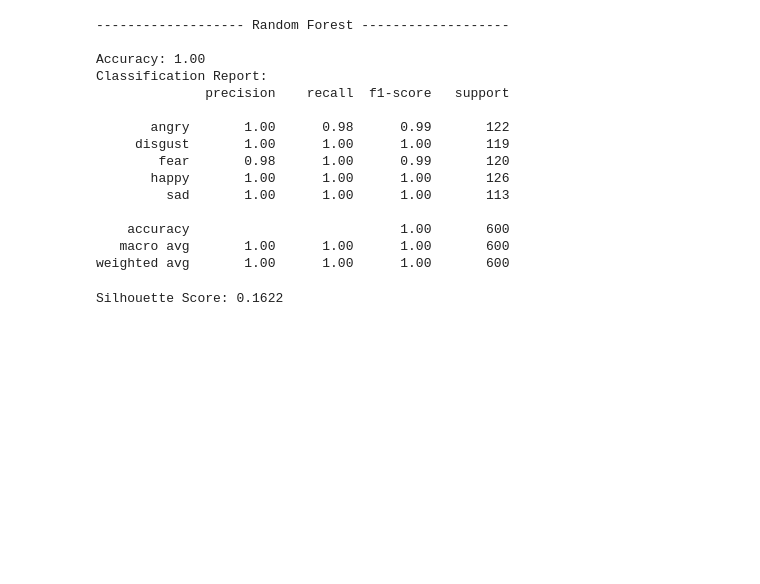
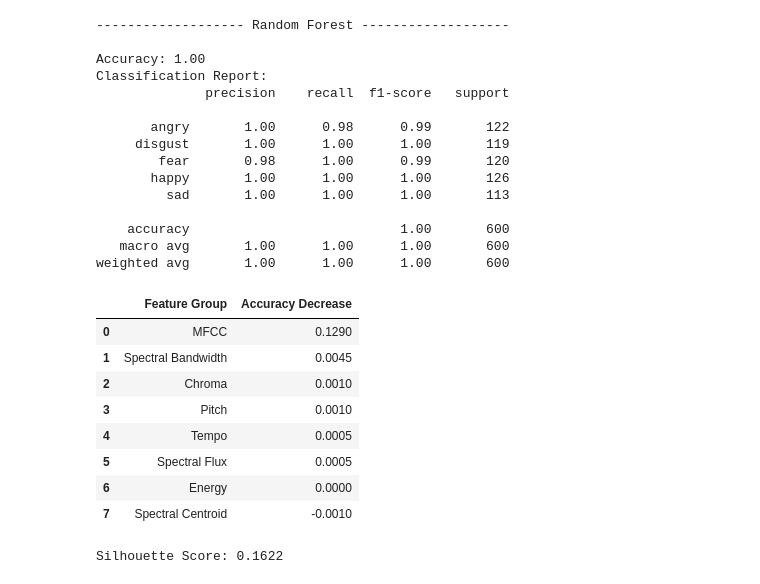
Before and after one commit to brunomfernandes45/emotion-detection, a Jupyter notebook: notebook.ipynb, the cells around one changed output. Saved outputs shown, nothing was run; the diff lists cells and outputs as text; code cells hidden in the pictures; blank space fills up the shorter version.

Commit message:
Added a function to measure the importance of the extracted features

```diff
--- a/notebook.ipynb
+++ b/notebook.ipynb
@@ -1039,3 +1091,51 @@ weighted avg       1.00      1.00      1.00       600
+# %%
+# Define feature groups based on feature name prefixes
+feature_groups = {
+    "MFCC": [feature for feature in features_df.columns if feature.startswith("mfcc")],
+    "Chroma": [
+        feature for feature in features_df.columns if feature.startswith("chroma")
+    ],
+    "Spectral Centroid": [
+        feature
+        for feature in features_df.columns
+        if feature.startswith("spectral_centroid")
+    ],
+    "Spectral Bandwidth": [
+        feature
+        for feature in features_df.columns
+        if feature.startswith("spectral_bandwidth")
+    ],
+    "Spectral Flux": [
+        feature
+        for feature in features_df.columns
+        if feature.startswith("spectral_flux")
+    ],
+    "Pitch": [
+        feature for feature in features_df.columns if feature.startswith("pitch")
+    ],
+    "Energy": [
+        feature for feature in features_df.columns if feature.startswith("energy")
+    ],
+    "Tempo": ["tempo"],
+}
+# %%
+X_scaled = pd.DataFrame(X, columns=features_df.columns)
+
+importance_results = feature_group_importance_knn(
+    X_scaled, y, feature_groups, n_neighbors=5, cv=5
+)
+
+importance_results
+# %% [output]
+|  | Feature Group | Accuracy Decrease |
+| 0 | MFCC | 0.1290 |
+| 1 | Spectral Bandwidth | 0.0045 |
+| 2 | Chroma | 0.0010 |
+| 3 | Pitch | 0.0010 |
+| 4 | Tempo | 0.0005 |
+| 5 | Spectral Flux | 0.0005 |
+| 6 | Energy | 0.0000 |
+| 7 | Spectral Centroid | -0.0010 |
 # %%
 # Drop the 'emotion' column for clustering purposes
 data = df.drop(columns=["filename", "emotion", "audio_data", "sr"])
```
Also changed, not shown: parts of 2 cells of this notebook.
